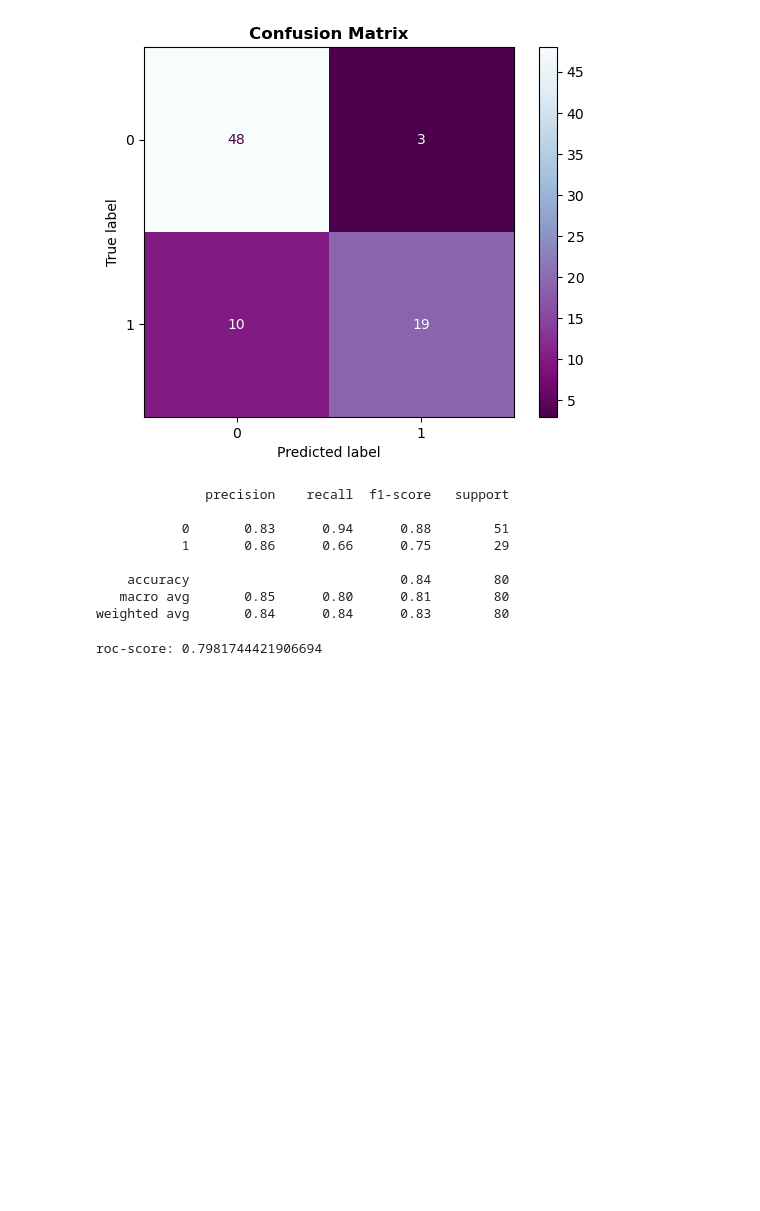
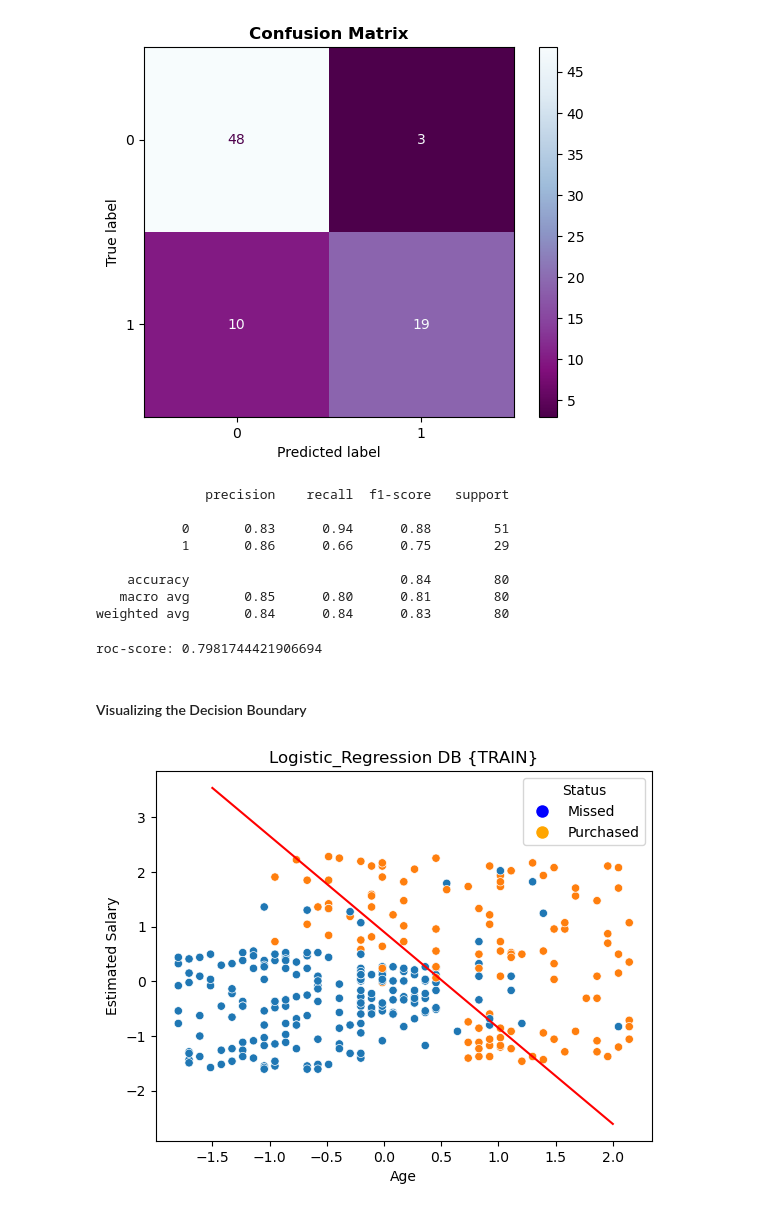
Before and after one commit to ethanhopkins101/sk_learn-models, a Jupyter notebook: classification/logistic_regression/logistic_regression.ipynb, the cells around one changed output. Drawn from its saved outputs; the diff is of its cells as text; code cells hidden in the pictures; blank space fills up the shorter version.

Commit message:
logistic regression case

```diff
--- a/classification/logistic_regression/logistic_regression.ipynb
+++ b/classification/logistic_regression/logistic_regression.ipynb
@@ -11,7 +11,7 @@ from sklearn.preprocessing import StandardScaler
 # %% [markdown]
 #### Import the Data
 # %%
-file='Social_Network_Ads.csv'
+file='../Social_Network_Ads.csv'
 data=pd.read_csv(file)
 print(data.dtypes,'\n\nShape ->',data.shape)
 data.head()
@@ -90,3 +90,30 @@ weighted avg       0.84      0.84      0.83        80
 print('roc-score:',roc_auc_score(y_test,y_pred))
 # %% [output]
 roc-score: 0.7981744421906694
+# %% [markdown]
+#### Visualizing the Decision Boundary
+# %%
+theta0=log_reg.intercept_[0]
+theta1=log_reg.coef_[0][0]
+theta2=log_reg.coef_[0][1]
+x1=np.linspace(-1.5,2,100)
+x2 = (-theta0 / theta2) - (theta1 / theta2) * x1
+# %%
+# Define custom labels and colors
+hue_labels = {0: 'Missed', 1: 'Purchased'}
+hue_colors = {0: 'blue', 1: 'orange'}
+plt.figure()
+combine=np.concatenate([x_train,y_train],axis=1)
+sns.scatterplot(data=combine,x=combine[:,0],y=combine[:,1], hue=combine[:,2].astype(int), hue_order=[0, 1])
+plt.plot(x1, x2, color='red')  # Plot the decision boundary
+#plt.legend(['Missed','Purchased'])
+# Create a custom legend
+# Add labels
+plt.xlabel('Age')
+plt.ylabel('Estimated Salary')
+legend_elements = [plt.Line2D([0], [0], marker='o', color='w', label=hue_labels[key], markerfacecolor=hue_colors[key], markersize=10) for key in hue_labels.keys()]
+plt.legend(handles=legend_elements, title='Status', labels=hue_labels.values())
+plt.title('Logistic_Regression DB {TRAIN}')
+plt.show()
+# %% [output]
+[figure, added]
```
Also changed, not shown: parts of 1 cell of this notebook.
